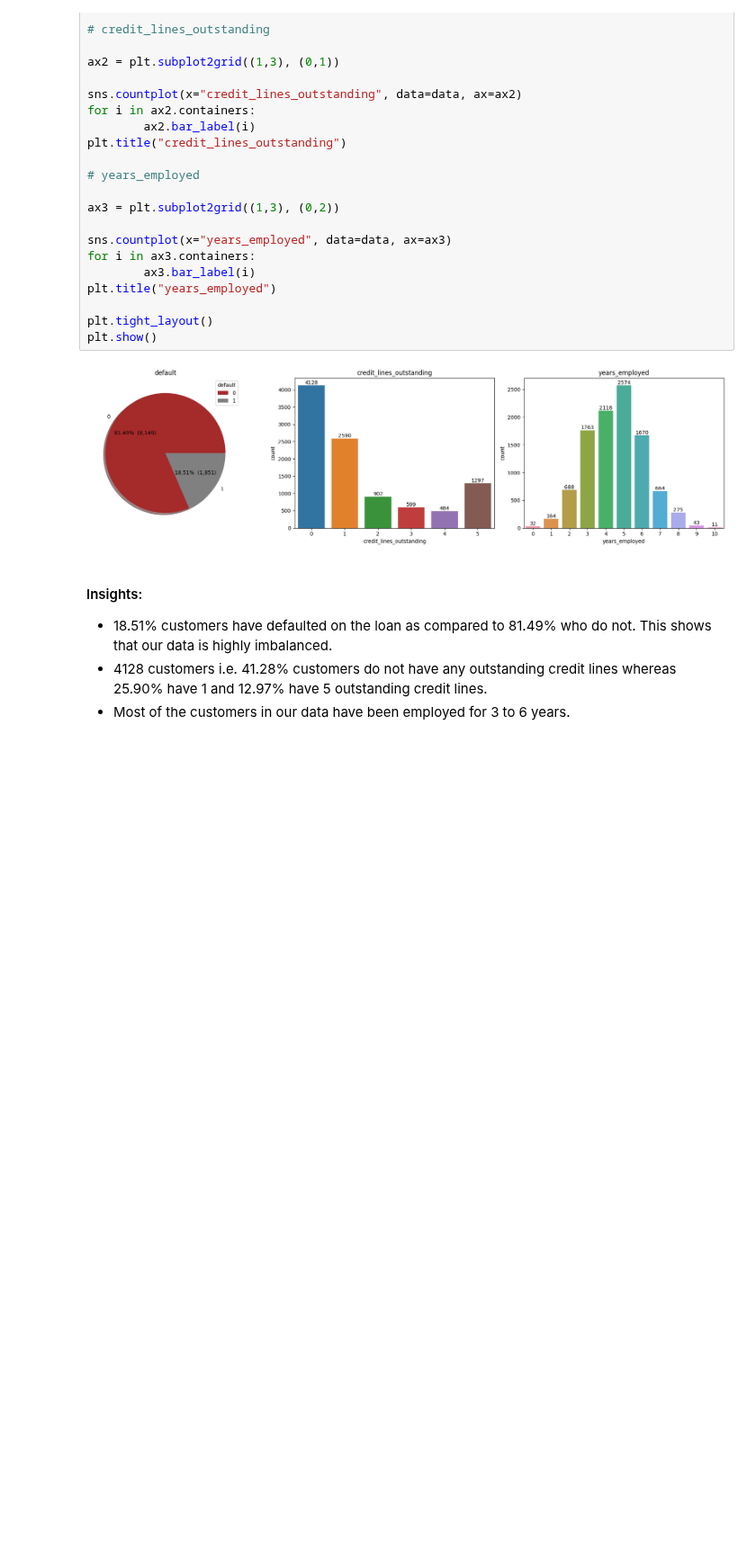
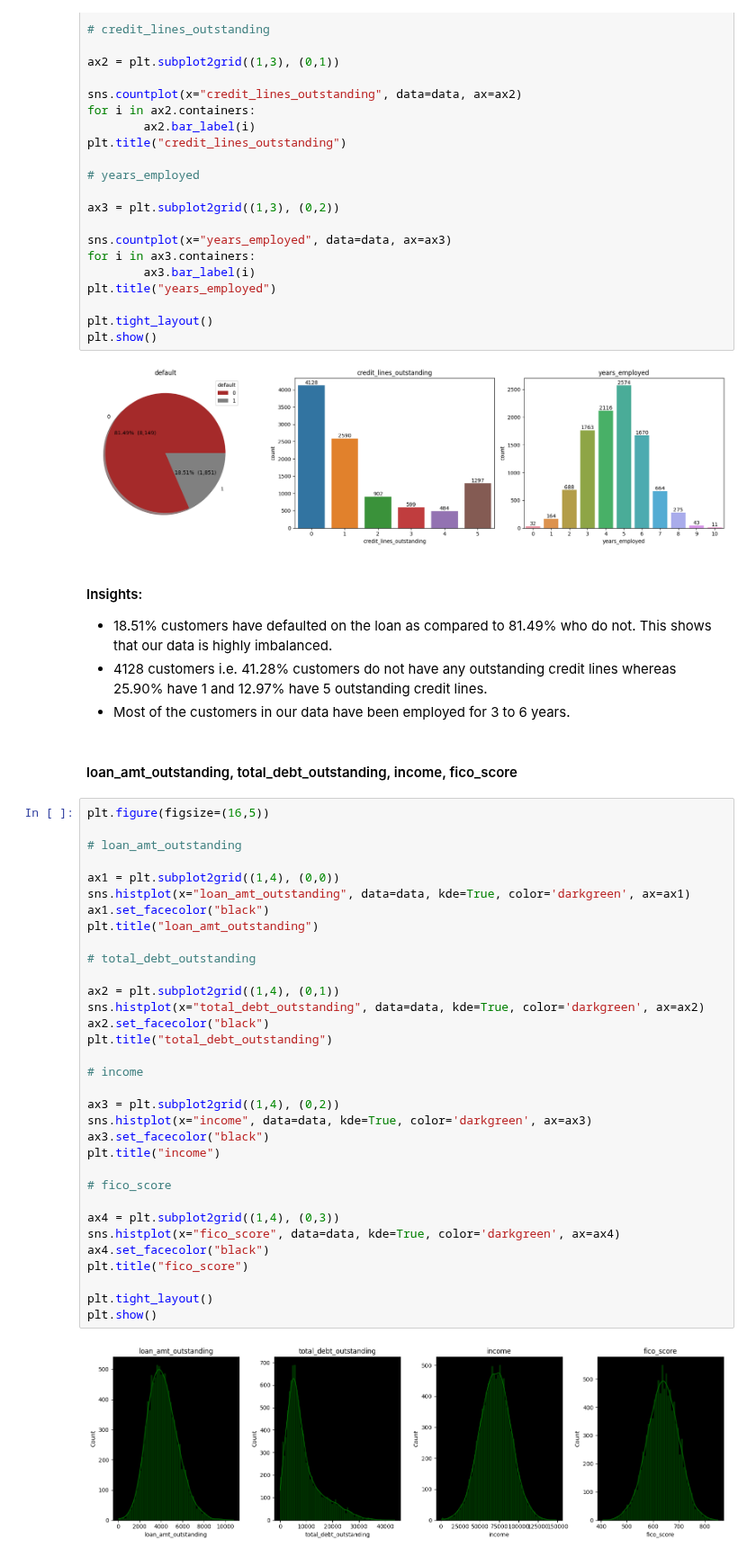
Before and after one commit to Akshay-Paunikar/Forage_Virtual_Internship_Program, a Jupyter notebook: JP Morgan Chase & Co/Quantitative Research/Task 3 - Credit risk analysis/Task_3_Credit_Risk_Analysis.ipynb, the cells around one changed output. Shown at 90% size. Cells and saved outputs as stored; diff of their text form; blank space fills up the shorter version.

```diff
--- a/JP Morgan Chase & Co/Quantitative Research/Task 3 - Credit risk analysis/Task_3_Credit_Risk_Analysis.ipynb
+++ b/JP Morgan Chase & Co/Quantitative Research/Task 3 - Credit risk analysis/Task_3_Credit_Risk_Analysis.ipynb
@@ -200,3 +200,40 @@ plt.show()
  - 18.51% customers have defaulted on the loan as compared to 81.49% who do not. This shows that our data is highly imbalanced.
  - 4128 customers i.e. 41.28% customers do not have any outstanding credit lines whereas 25.90% have 1 and 12.97% have 5 outstanding credit lines.
  - Most of the customers in our data have been employed for 3 to 6 years.
+# %% [markdown]
+#### loan_amt_outstanding, total_debt_outstanding, income, fico_score
+# %%
+plt.figure(figsize=(16,5))
+
+# loan_amt_outstanding
+
+ax1 = plt.subplot2grid((1,4), (0,0))
+sns.histplot(x="loan_amt_outstanding", data=data, kde=True, color='darkgreen', ax=ax1)
+ax1.set_facecolor("black")
+plt.title("loan_amt_outstanding")
+
+# total_debt_outstanding
+
+ax2 = plt.subplot2grid((1,4), (0,1))
+sns.histplot(x="total_debt_outstanding", data=data, kde=True, color='darkgreen', ax=ax2)
+ax2.set_facecolor("black")
+plt.title("total_debt_outstanding")
+
+# income
+
+ax3 = plt.subplot2grid((1,4), (0,2))
+sns.histplot(x="income", data=data, kde=True, color='darkgreen', ax=ax3)
+ax3.set_facecolor("black")
+plt.title("income")
+
+# fico_score
+
+ax4 = plt.subplot2grid((1,4), (0,3))
+sns.histplot(x="fico_score", data=data, kde=True, color='darkgreen', ax=ax4)
+ax4.set_facecolor("black")
+plt.title("fico_score")
+
+plt.tight_layout()
+plt.show()
+# %% [output]
+[figure, added]
```
Also changed, not shown: parts of 1 cell of this notebook.
